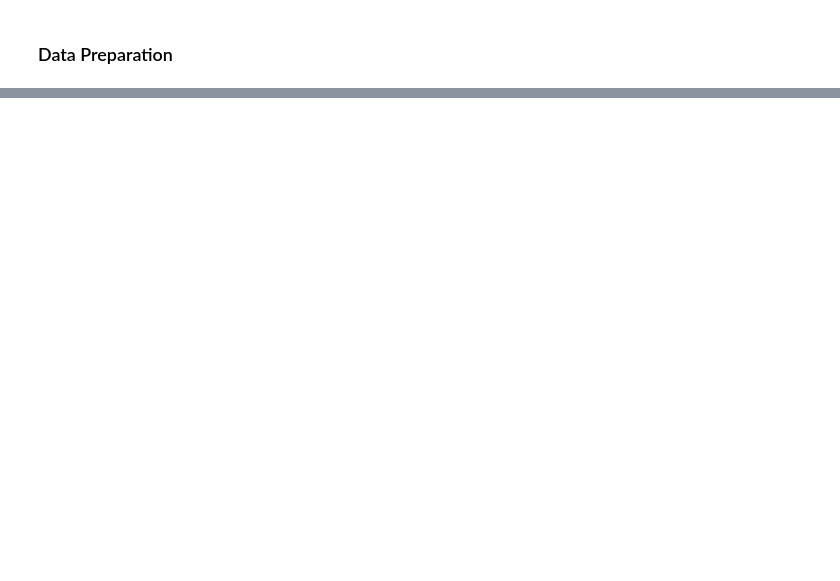
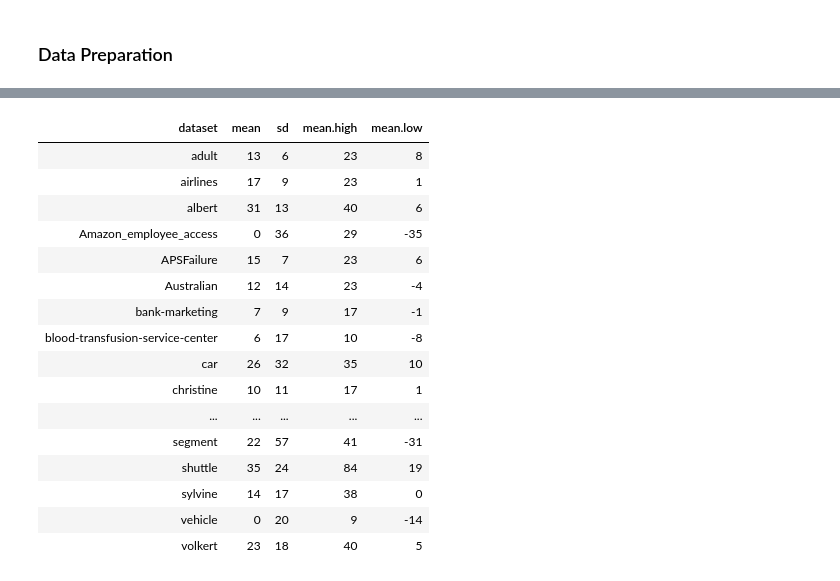
Before and after one commit to slds-lmu/paper_2021_xautoml, a Jupyter notebook: analysis/analysis_appendix_B.3.2.ipynb, the cells around one changed output, grey strips where cells are left out. Saved outputs shown, nothing was run; the diff lists cells and outputs as text; code cells hidden in the pictures; blank space fills up the shorter version.

```diff
--- a/analysis/analysis_appendix_B.3.2.ipynb
+++ b/analysis/analysis_appendix_B.3.2.ipynb
@@ -87,11 +81,28 @@ df_feat
 # %%
 # analysis of neg loglik improvement
-df_datasets = create_table_datasets(data.all, "SS_L1", "neg_loglik.rel", 7)
-df_feat_worst = as.data.frame(df_datasets %>% group_by(feature.1) %>% summarise(n()))
-df_feat_best = as.data.frame(df_datasets %>% group_by(feature) %>% summarise(n()))
-df_feat_loglik = left_join(df_feat_best, df_feat_worst, by = c("feature"= "feature.1"))
-df_feat = left_join(df_feat, df_feat_loglik, by = "feature")
+df.datasets.nll  = create_table_datasets(data.list, "SS_L2", "neg_loglik.rel", 7)
+df.feat.low      = as.data.frame(df.datasets.nll %>% group_by(feature.1) %>% summarise(n()))
+df.feat.high     = as.data.frame(df.datasets.nll %>% group_by(feature) %>% summarise(n()))
+df.feat.nll      = left_join(df.feat.high, df.feat.low, by = c("feature"= "feature.1"))
 
-df_datasets[,c("mean","sd","mean.1", "mean.2")] = df_datasets[,c("mean","sd","mean.1", "mean.2")]*100
-print(xtable(df_datasets[,-c(4,6)], digits = 0), include.rownames=FALSE)
-print(xtable(df_feat), include.rownames=FALSE)
+df.datasets.nll[,c("mean","sd","mean.1", "mean.2")] = round(df.datasets.nll[,c("mean","sd","mean.1", "mean.2")]*100,0)
+names(df.datasets.nll)[4:7] = c("feat.high", "mean.high", "feat.low", "mean.low")
+df.datasets.nll[,c(1:3,5,7)]
+# %% [output]
+| dataset | mean | sd | mean.high | mean.low |
+| adult | 13 | 6 | 23 | 8 |
+| airlines | 17 | 9 | 23 | 1 |
+| albert | 31 | 13 | 40 | 6 |
+| Amazon_employee_access | 0 | 36 | 29 | -35 |
+| APSFailure | 15 | 7 | 23 | 6 |
+| Australian | 12 | 14 | 23 | -4 |
+| bank-marketing | 7 | 9 | 17 | -1 |
+| blood-transfusion-service-center | 6 | 17 | 10 | -8 |
+| car | 26 | 32 | 35 | 10 |
+| christine | 10 | 11 | 17 | 1 |
+| ... | ... | ... | ... | ... |
+| segment | 22 | 57 | 41 | -31 |
+| shuttle | 35 | 24 | 84 | 19 |
+| sylvine | 14 | 17 | 38 | 0 |
+| vehicle | 0 | 20 | 9 | -14 |
+| volkert | 23 | 18 | 40 | 5 |
```
Also changed, not shown: parts of 7 cells of this notebook.
